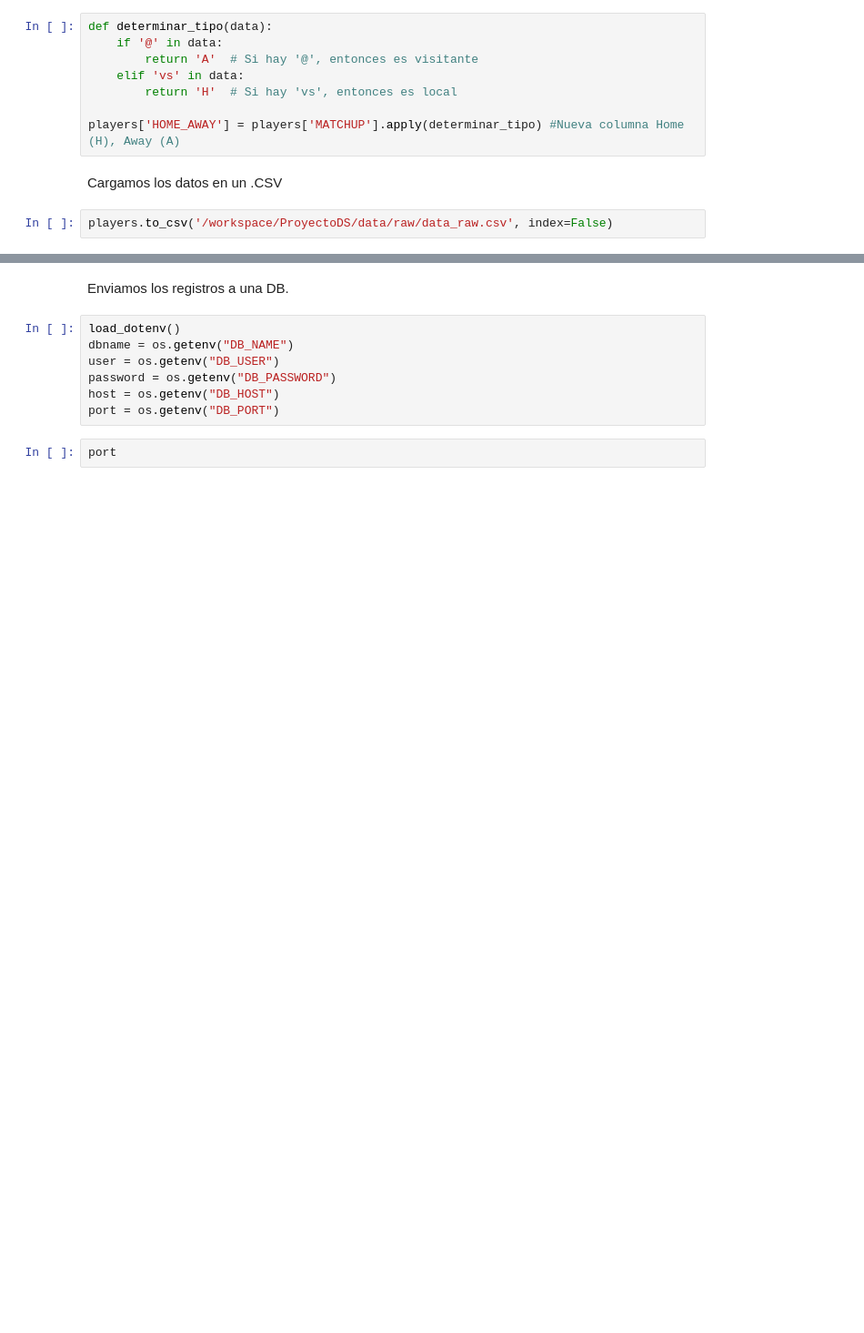
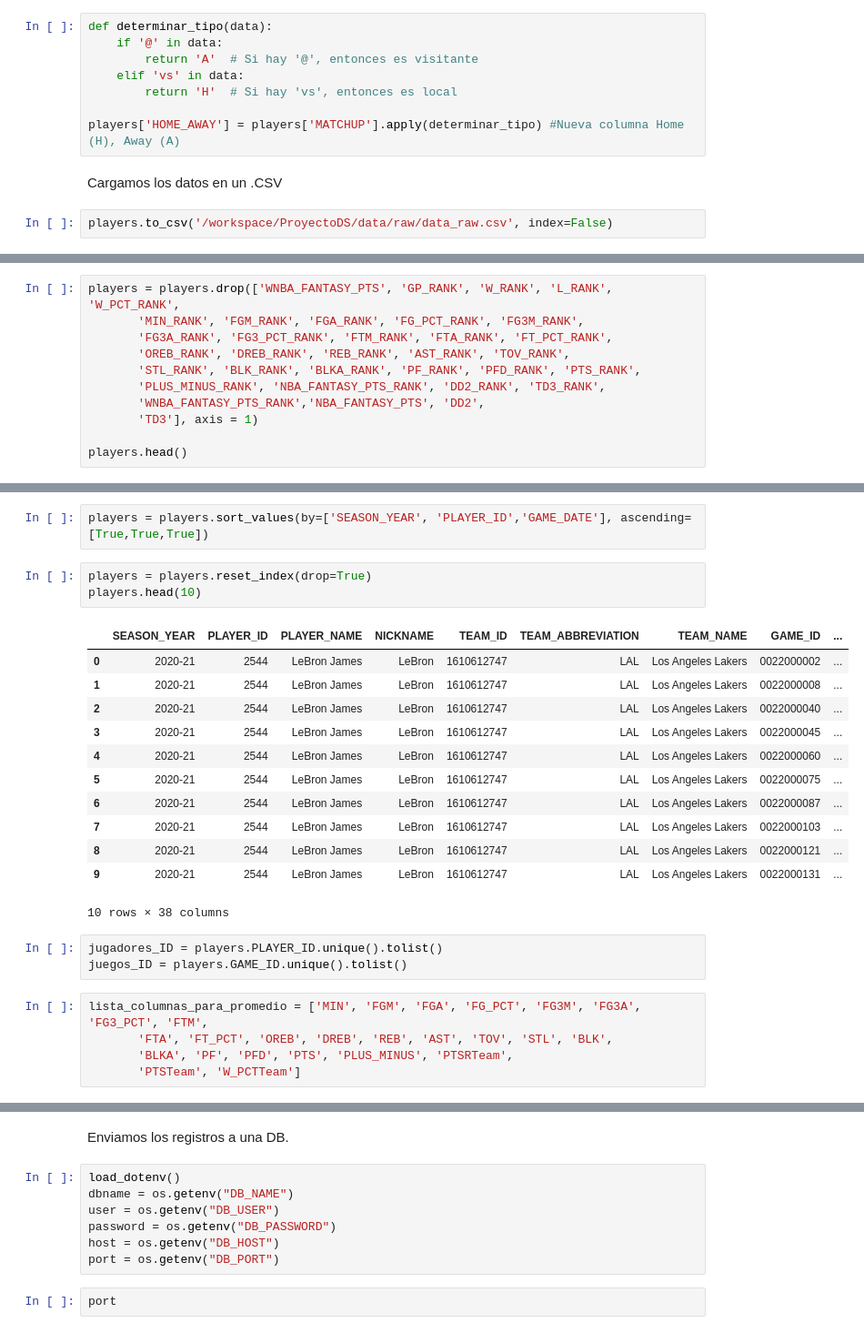
Before and after one commit to sebacent/ProyectoDS, a Jupyter notebook: src/clean.ipynb, the cells around one changed output, grey strips where cells are left out. Shown at 91% size. Cells and saved outputs as stored; diff of their text form; blank space fills up the shorter version.

Commit message:
cambios_datos _promedio

```diff
--- a/src/clean.ipynb
+++ b/src/clean.ipynb
@@ -143,0 +150,11 @@ players.to_csv('/workspace/ProyectoDS/data/raw/data_raw.csv', index=False)
+# %%
+players = players.drop(['WNBA_FANTASY_PTS', 'GP_RANK', 'W_RANK', 'L_RANK', 'W_PCT_RANK',
+       'MIN_RANK', 'FGM_RANK', 'FGA_RANK', 'FG_PCT_RANK', 'FG3M_RANK',
+       'FG3A_RANK', 'FG3_PCT_RANK', 'FTM_RANK', 'FTA_RANK', 'FT_PCT_RANK',
+       'OREB_RANK', 'DREB_RANK', 'REB_RANK', 'AST_RANK', 'TOV_RANK',
+       'STL_RANK', 'BLK_RANK', 'BLKA_RANK', 'PF_RANK', 'PFD_RANK', 'PTS_RANK',
+       'PLUS_MINUS_RANK', 'NBA_FANTASY_PTS_RANK', 'DD2_RANK', 'TD3_RANK',
+       'WNBA_FANTASY_PTS_RANK','NBA_FANTASY_PTS', 'DD2',
+       'TD3'], axis = 1)
+
+players.head()
@@ -143,0 +179,26 @@ players.to_csv('/workspace/ProyectoDS/data/raw/data_raw.csv', index=False)
+# %%
+players = players.sort_values(by=['SEASON_YEAR', 'PLAYER_ID','GAME_DATE'], ascending=[True,True,True])
+# %%
+players = players.reset_index(drop=True)
+players.head(10)
+# %% [output]
+|  | SEASON_YEAR | PLAYER_ID | PLAYER_NAME | NICKNAME | TEAM_ID | TEAM_ABBREVIATION | TEAM_NAME | GAME_ID | ... |
+| 0 | 2020-21 | 2544 | LeBron James | LeBron | 1610612747 | LAL | Los Angeles Lakers | 0022000002 | ... |
+| 1 | 2020-21 | 2544 | LeBron James | LeBron | 1610612747 | LAL | Los Angeles Lakers | 0022000008 | ... |
+| 2 | 2020-21 | 2544 | LeBron James | LeBron | 1610612747 | LAL | Los Angeles Lakers | 0022000040 | ... |
+| 3 | 2020-21 | 2544 | LeBron James | LeBron | 1610612747 | LAL | Los Angeles Lakers | 0022000045 | ... |
+| 4 | 2020-21 | 2544 | LeBron James | LeBron | 1610612747 | LAL | Los Angeles Lakers | 0022000060 | ... |
+| 5 | 2020-21 | 2544 | LeBron James | LeBron | 1610612747 | LAL | Los Angeles Lakers | 0022000075 | ... |
+| 6 | 2020-21 | 2544 | LeBron James | LeBron | 1610612747 | LAL | Los Angeles Lakers | 0022000087 | ... |
+| 7 | 2020-21 | 2544 | LeBron James | LeBron | 1610612747 | LAL | Los Angeles Lakers | 0022000103 | ... |
+| 8 | 2020-21 | 2544 | LeBron James | LeBron | 1610612747 | LAL | Los Angeles Lakers | 0022000121 | ... |
+| 9 | 2020-21 | 2544 | LeBron James | LeBron | 1610612747 | LAL | Los Angeles Lakers | 0022000131 | ... |
+10 rows × 38 columns
+# %%
+jugadores_ID = players.PLAYER_ID.unique().tolist()
+juegos_ID = players.GAME_ID.unique().tolist()
+# %%
+lista_columnas_para_promedio = ['MIN', 'FGM', 'FGA', 'FG_PCT', 'FG3M', 'FG3A', 'FG3_PCT', 'FTM',
+       'FTA', 'FT_PCT', 'OREB', 'DREB', 'REB', 'AST', 'TOV', 'STL', 'BLK',
+       'BLKA', 'PF', 'PFD', 'PTS', 'PLUS_MINUS', 'PTSRTeam',
+       'PTSTeam', 'W_PCTTeam']
```
Also changed, not shown: parts of 7 cells of this notebook, 1 other file.
